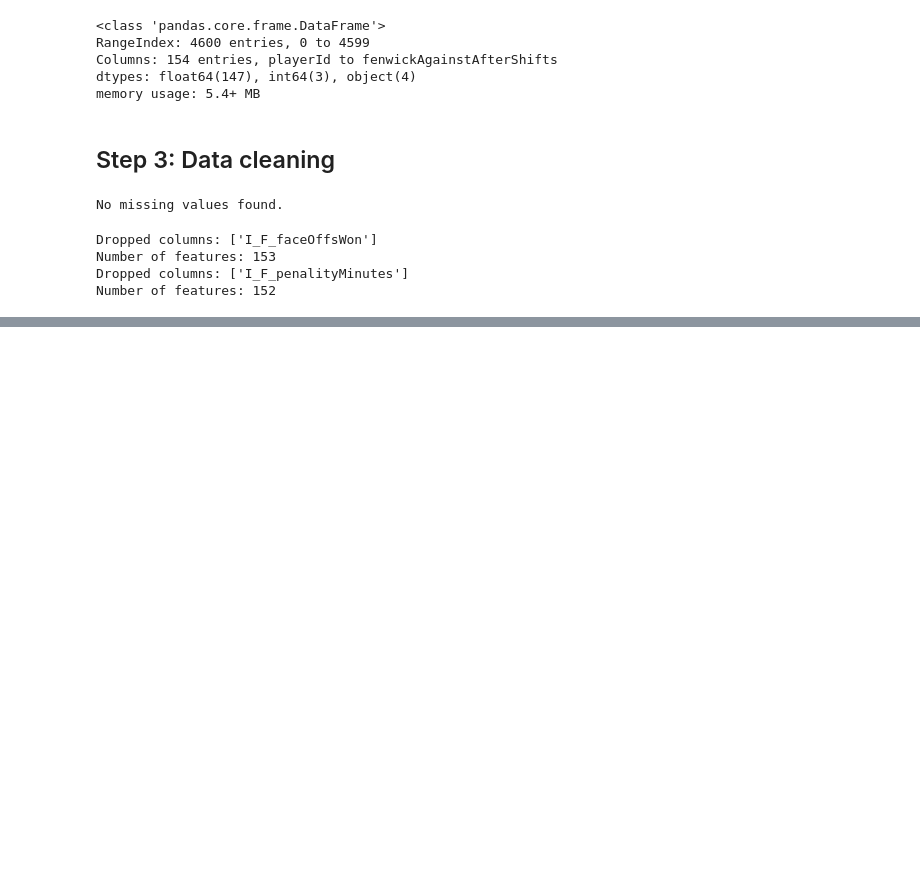
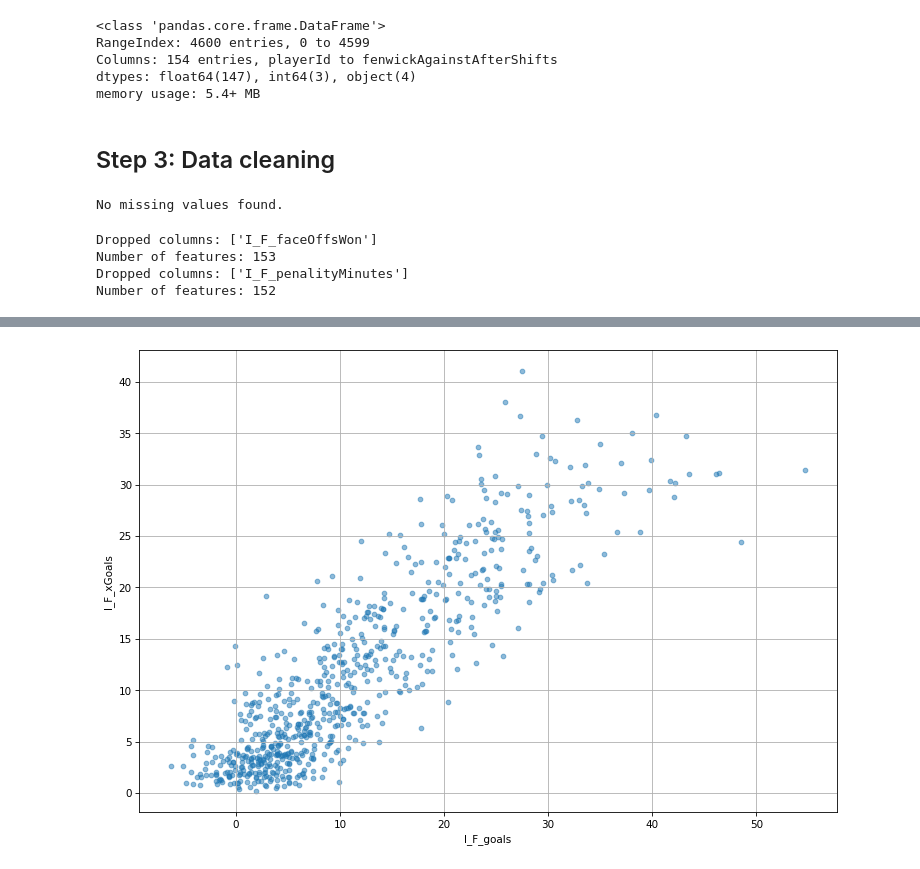
Before and after one commit to thedanicode24/moneypuck-data, a Jupyter notebook: skaters/correlations.ipynb, the cells around one changed output, grey strips where cells are left out. Cells and saved outputs as stored; diff of their text form; code cells hidden in the pictures; blank space fills up the shorter version.

```diff
--- a/skaters/correlations.ipynb
+++ b/skaters/correlations.ipynb
@@ -186,0 +85,4 @@ modeling_distributions_utils.plot_negative_binomial(
+# %%
+correlations_utils.plot_scatter_with_jitter(df_goals[feature1], df_goals[feature2], xlabel=feature1, ylabel=feature2, alpha=0.5)
+# %% [output]
+[figure, added]
```
Also changed, not shown: parts of 23 cells of this notebook, 1 other file.
